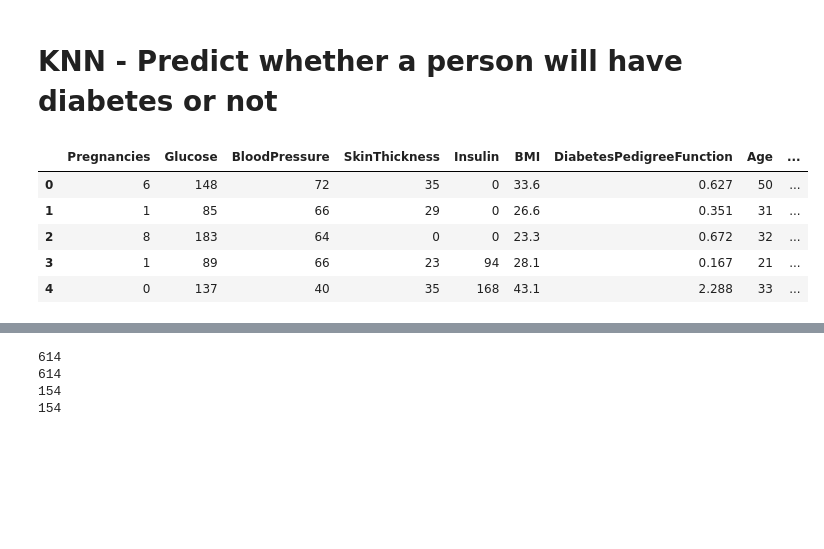
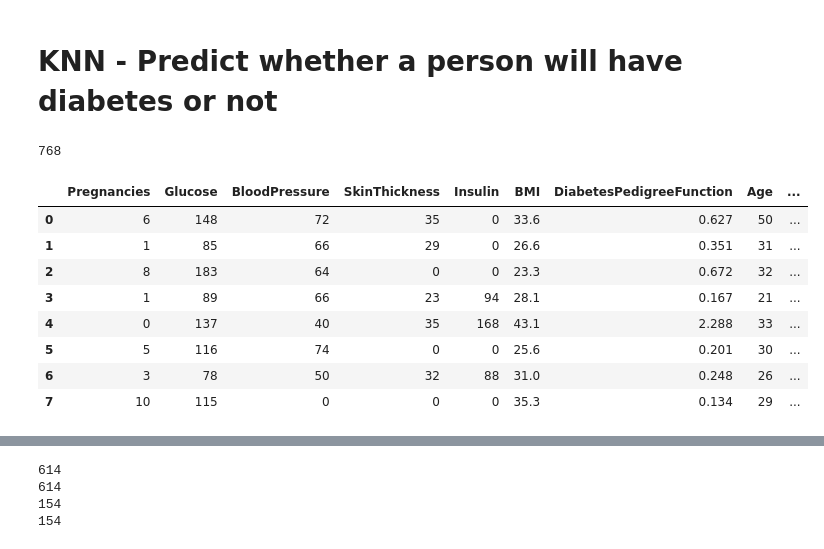
Before and after one commit to castudil/Machine-Learning, a Jupyter notebook: S04-KNN/KNN_Diabetes.ipynb, the cells around one changed output, grey strips where cells are left out. Drawn from its saved outputs; the diff is of its cells as text; code cells hidden in the pictures; blank space fills up the shorter version.

```diff
--- a/S04-KNN/KNN_Diabetes.ipynb
+++ b/S04-KNN/KNN_Diabetes.ipynb
@@ -12,14 +12,20 @@ from sklearn.metrics import confusion_matrix
 from sklearn.metrics import f1_score
 from sklearn.metrics import accuracy_score
 # %%
-dataset = pd.read_csv('../Downloads/diabetes.csv')
+dataset = pd.read_csv('diabetes.csv')
-# %%
-len(dataset)
-dataset.head()
-# %% [output]
-|  | Pregnancies | Glucose | BloodPressure | SkinThickness | Insulin | BMI | DiabetesPedigreeFunction | Age | ... |
-| 0 | 6 | 148 | 72 | 35 | 0 | 33.6 | 0.627 | 50 | ... |
-| 1 | 1 | 85 | 66 | 29 | 0 | 26.6 | 0.351 | 31 | ... |
-| 2 | 8 | 183 | 64 | 0 | 0 | 23.3 | 0.672 | 32 | ... |
-| 3 | 1 | 89 | 66 | 23 | 94 | 28.1 | 0.167 | 21 | ... |
-| 4 | 0 | 137 | 40 | 35 | 168 | 43.1 | 2.288 | 33 | ... |
+# %%
+len(dataset) ## esta función simplemente no se entrega la cantidad de instancias que existen en el conjunto de datos
+# %% [output]
+768
+# %%
+dataset.head(n=8) ## Head se pide prestada de Unix y muestra por defecto las primeras N líneas del conjunto de datos
+# %% [output]
+|  | Pregnancies | Glucose | BloodPressure | SkinThickness | Insulin | BMI | DiabetesPedigreeFunction | Age | ... |
+| 0 | 6 | 148 | 72 | 35 | 0 | 33.6 | 0.627 | 50 | ... |
+| 1 | 1 | 85 | 66 | 29 | 0 | 26.6 | 0.351 | 31 | ... |
+| 2 | 8 | 183 | 64 | 0 | 0 | 23.3 | 0.672 | 32 | ... |
+| 3 | 1 | 89 | 66 | 23 | 94 | 28.1 | 0.167 | 21 | ... |
+| 4 | 0 | 137 | 40 | 35 | 168 | 43.1 | 2.288 | 33 | ... |
+| 5 | 5 | 116 | 74 | 0 | 0 | 25.6 | 0.201 | 30 | ... |
+| 6 | 3 | 78 | 50 | 32 | 88 | 31.0 | 0.248 | 26 | ... |
+| 7 | 10 | 115 | 0 | 0 | 0 | 35.3 | 0.134 | 29 | ... |
```
Also changed, not shown: parts of 19 cells of this notebook.
